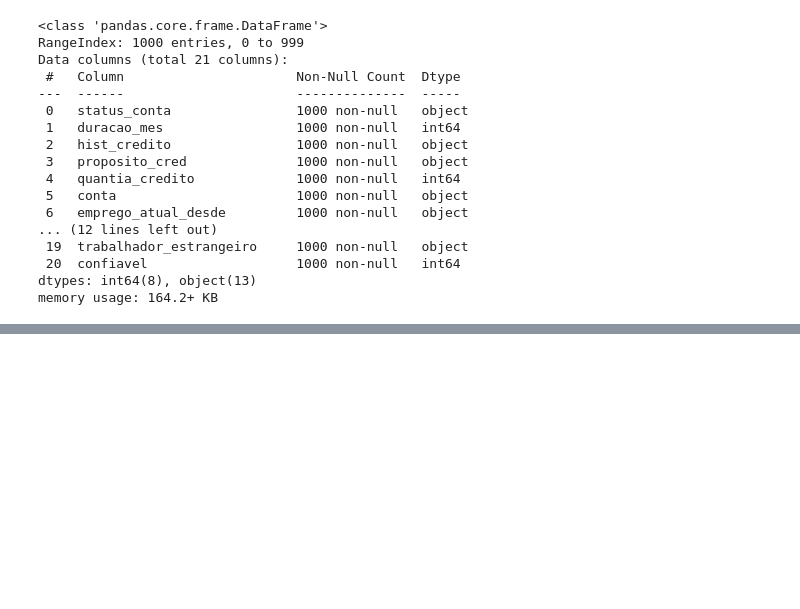
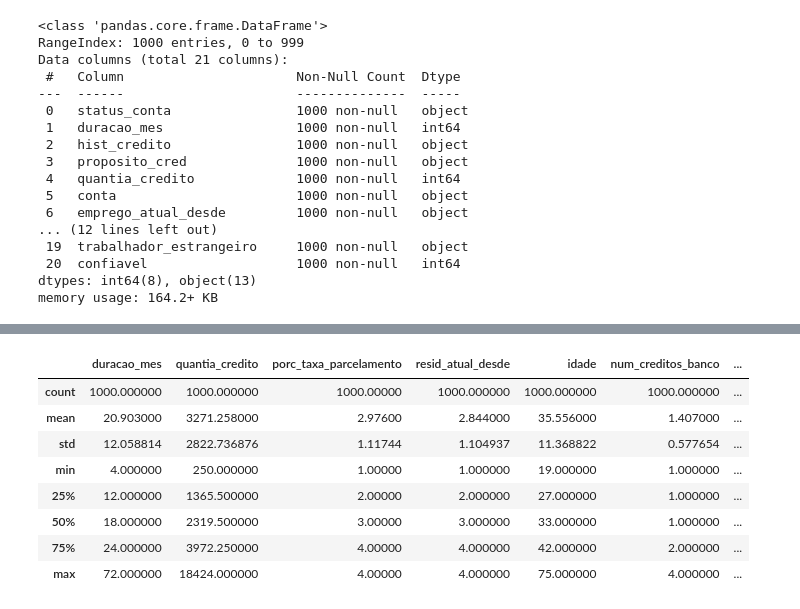
Before and after one commit to thaisrfernandes/SGBD_classificacao, a Jupyter notebook: SGBD.ipynb, the cells around one changed output, grey strips where cells are left out. Saved outputs shown, nothing was run; the diff lists cells and outputs as text; code cells hidden in the pictures; blank space fills up the shorter version.

```diff
--- a/SGBD.ipynb
+++ b/SGBD.ipynb
@@ -78,0 +252,12 @@ array([[<matplotlib.axes._subplots.AxesSubplot object at 0x...>,
+# %%
+df.describe()
+# %% [output]
+|  | duracao_mes | quantia_credito | porc_taxa_parcelamento | resid_atual_desde | idade | num_creditos_banco | ... |
+| count | 1000.000000 | 1000.000000 | 1000.00000 | 1000.000000 | 1000.000000 | 1000.000000 | ... |
+| mean | 20.903000 | 3271.258000 | 2.97600 | 2.844000 | 35.556000 | 1.407000 | ... |
+| std | 12.058814 | 2822.736876 | 1.11744 | 1.104937 | 11.368822 | 0.577654 | ... |
+| min | 4.000000 | 250.000000 | 1.00000 | 1.000000 | 19.000000 | 1.000000 | ... |
+| 25% | 12.000000 | 1365.500000 | 2.00000 | 2.000000 | 27.000000 | 1.000000 | ... |
+| 50% | 18.000000 | 2319.500000 | 3.00000 | 3.000000 | 33.000000 | 1.000000 | ... |
+| 75% | 24.000000 | 3972.250000 | 4.00000 | 4.000000 | 42.000000 | 2.000000 | ... |
+| max | 72.000000 | 18424.000000 | 4.00000 | 4.000000 | 75.000000 | 4.000000 | ... |
```
Also changed, not shown: parts of 36 cells of this notebook, 2 other files.
